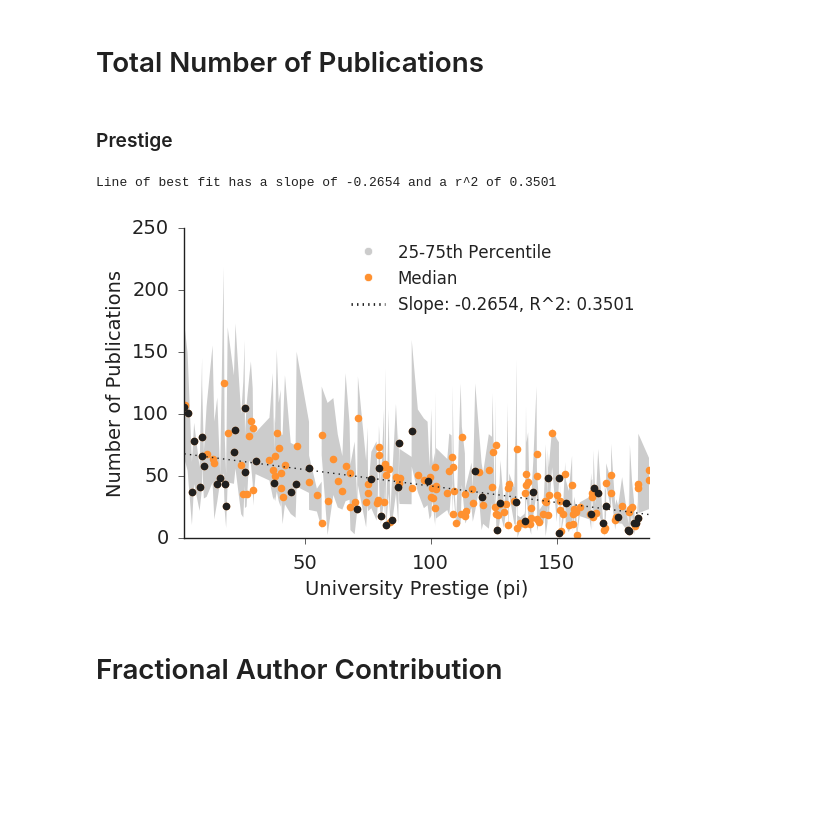
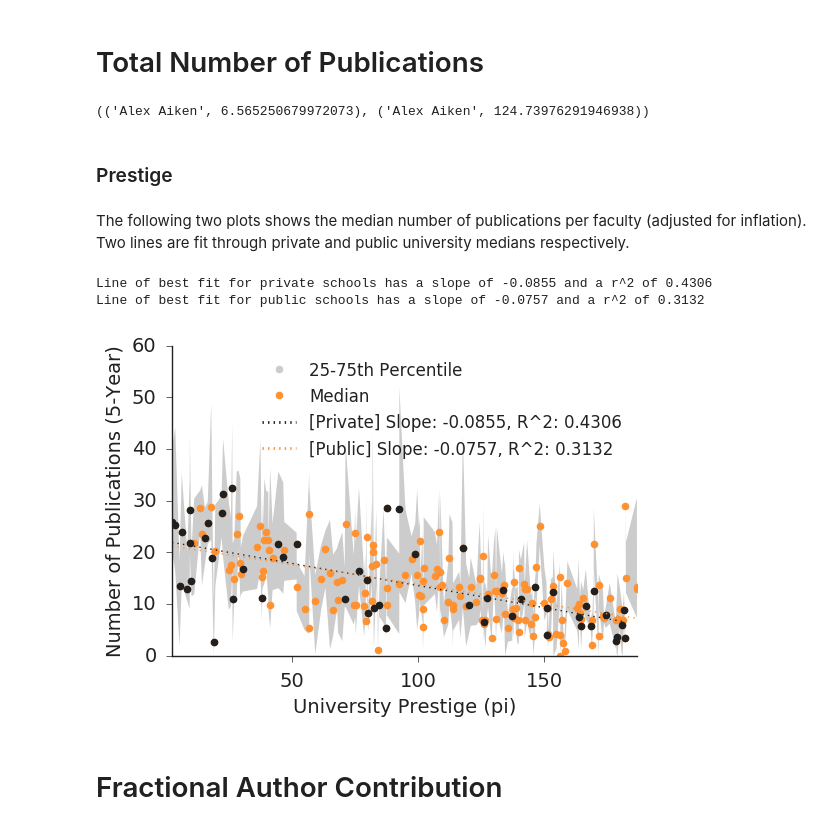
Before and after one commit to dimecon/faculty_hiring, a Jupyter notebook: notebooks-productivity/Differences_In_Productivity_By_Prestige.ipynb, the cells around one changed output. Cells and saved outputs as stored; diff of their text form; code cells hidden in the pictures; blank space fills up the shorter version.

Commit message:
Lines of best fit. Added in Sam's matched pair analysis code

```diff
--- a/notebooks-productivity/Differences_In_Productivity_By_Prestige.ipynb
+++ b/notebooks-productivity/Differences_In_Productivity_By_Prestige.ipynb
@@ -30,30 +30,54 @@ load.load_all_publications(asst_faculty, dblp_dir)  # This takes a minute..
 # Total Number of Publications
 # %%
 # Number of publications for all current assistant faculty of a university. Adjusted for inflation
+# Set limit_by_years_post_hire flag to True to consider only the contributions within the first 5
+# years of a researcher's career.
+limit_by_years_post_hire = False
 ignore = ['All others', 'UNKNOWN', 'CUNY Graduate Center']
 pubs_by_inst = {}
+pubs_by_year_by_inst = {}
 for (name, inst_data) in inst.items():
     if name in ignore:
         continue
     current_faculty = faculty_at_institution(name, asst_faculty)
-    n_pubs = []
+    n_pubs = []; n_pubs_by_year = [];
     for person in current_faculty:
         start = person.first_asst_job_year
+        if limit_by_years_post_hire:
+            end = np.min([2012, person.first_asst_job_year + 5])
+        else:
+            end = 2012
+        career_length = end - start
+
         if person.__contains__('dblp_pubs'):
             contribution = 0
             for pub in person.dblp_pubs:
-                if 'year' in pub and pub['year'] >= start and pub['year'] < 2012 and pub['pub_type'] in ['inproceedings', 'article']:
+                if 'year' in pub \
+                      and pub['year'] >= start \
+                      and pub['year'] < end \
+                      and pub['pub_type'] in ['inproceedings', 'article']:
                     contribution += inflation_adjust(pub['year'])
+
             n_pubs.append((person.facultyName, contribution))
+            n_pubs_by_year.append((person.facultyName, contribution/float(career_length)))
     if len(n_pubs) > 0:
         pubs_by_inst[name] = n_pubs
+        pubs_by_year_by_inst[name] = n_pubs_by_year
+# %%
+print(pubs_by_year_by_inst['Stanford University'][0], pubs_by_inst['Stanford University'][0])
+# %% [output]
+(('Alex Aiken', 6.565250679972073), ('Alex Aiken', 124.73976291946938))
 # %% [markdown]
 ### Prestige
+# %% [markdown]
+The following two plots shows the median number of publications per faculty (adjusted for inflation).
+Two lines are fit through private and public university medians respectively.
 # %%
-plot_pubs_versus_prestige(pubs_by_inst, 'Number of Publications', function=np.median, percentiles=True, fit=True, private=True)
+plot_pubs_versus_prestige(pubs_by_inst, 'Number of Publications (5-Year)', function=np.median, percentiles=True)
 # %% [output]
-Line of best fit has a slope of -0.2654 and a r^2 of 0.3501
+Line of best fit for private schools has a slope of -0.0855 and a r^2 of 0.4306
+Line of best fit for public schools has a slope of -0.0757 and a r^2 of 0.3132
-[figure, old version]
+[figure, new version]
 # %% [markdown]
 # Fractional Author Contribution
 # %%
```
Also changed, not shown: 2 other files.
